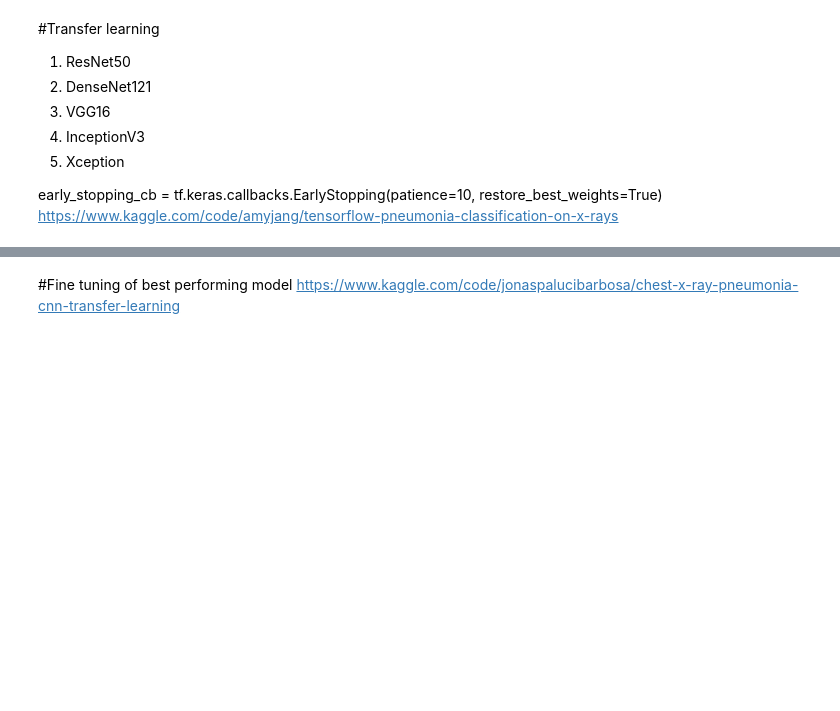
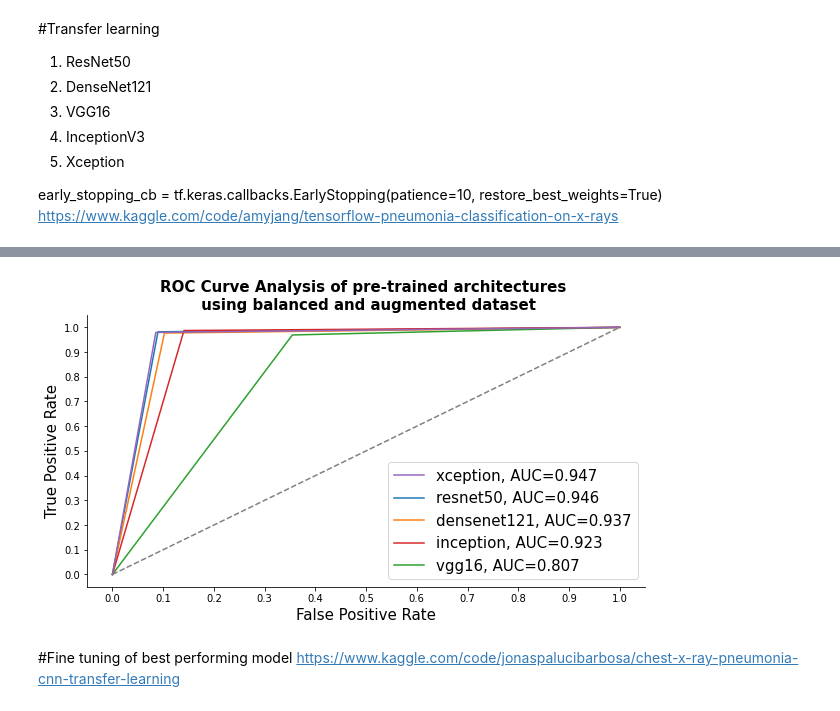
Before and after one commit to katehee/pneumonia-detection-in-X-ray-images, a Jupyter notebook: pneumonia.ipynb, the cells around one changed output, grey strips where cells are left out. Cells and saved outputs as stored; diff of their text form; code cells hidden in the pictures; blank space fills up the shorter version.

```diff
--- a/pneumonia.ipynb
+++ b/pneumonia.ipynb
@@ -836,0 +855,19 @@ xception = xception_models[best_acc_index] #designate model with best acc to rep
+# %%
+TL_model_list = [ResNet50, DenseNet121, VGG16, InceptionV3, Xception]
+TL_model_names = ["resnet50", "densenet121", "vgg16", "inception", 'xception']
+
+roc_results = pd.DataFrame(columns=['classifiers', 'fpr','tpr','auc'])
+
+for TL_model in TL_model_list:
+    model = TL_model(input_shape=(img_size,img_size,3), include_top=False, weights='imagenet', pooling='max')
+    model = create_pretrained(model)
+    model_history = model.fit(balanced_train_generator, validation_data=val_generator, epochs=epoch_size, verbose=0, callbacks=[learning_rate_reduction])
+    #evaluate test set
+    ypred = np.round(model.predict(test_generator,steps=len(test_generator),verbose=0))
+    _, ytrue = test_generator.next()
+    fpr, tpr, _ = roc_curve(ytrue,ypred)
+    auc = roc_auc_score(ytrue, ypred)
+    roc_results = roc_results.append({'classifiers': TL_model_names[TL_model_list.index(TL_model)],
+                                        'fpr':fpr,
+                                        'tpr':tpr,
+                                        'auc':auc}, ignore_index=True)
@@ -837 +891,30 @@ xception = xception_models[best_acc_index] #designate model with best acc to rep
+# %%
+roc_results.set_index('classifiers', inplace=True)
+
+fig, ax =  plt.subplots(figsize = (10, 5))
+
+for i in roc_results.index:
+    plt.plot(roc_results.loc[i]['fpr'],
+             roc_results.loc[i]['tpr'],
+             label="{}, AUC={:.3f}".format(i, roc_results.loc[i]['auc']))
+
+plt.plot([0,1], [0,1], color='gray', linestyle='--')
+
+plt.xticks(np.arange(0.0, 1.1, step=0.1))
+plt.xlabel("False Positive Rate", fontsize=15)
+
+plt.yticks(np.arange(0.0, 1.1, step=0.1))
+plt.ylabel("True Positive Rate", fontsize=15)
+
+plt.title('ROC Curve Analysis of pre-trained architectures \n using balanced and augmented dataset', fontweight='bold', fontsize=15)
+handles, labels = plt.gca().get_legend_handles_labels()
+order = [4,0,1,3,2] #order by highest AUC score
+plt.legend([handles[idx] for idx in order],[labels[idx] for idx in order], loc='lower right', prop={'size':15})
+
+for s in ["top","right"]:
+    ax.spines[s].set_visible(False)
+
+plt.show()
+# %% [output]
+[figure, added]
 # %%
```
Also changed, not shown: parts of 38 cells of this notebook.
